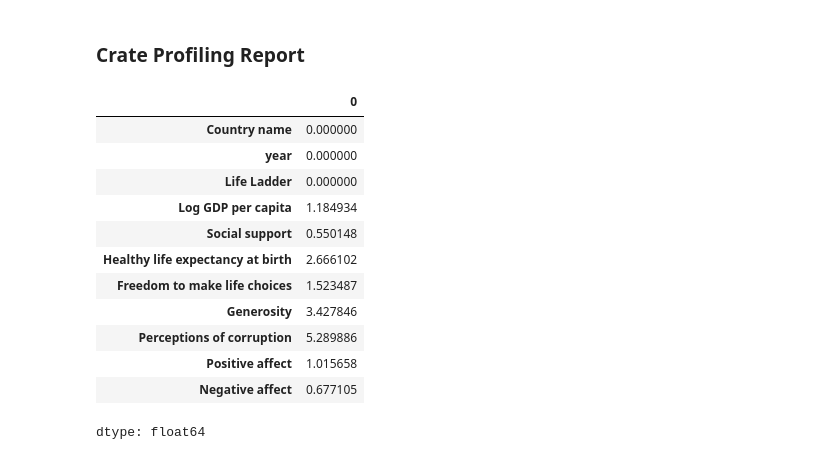
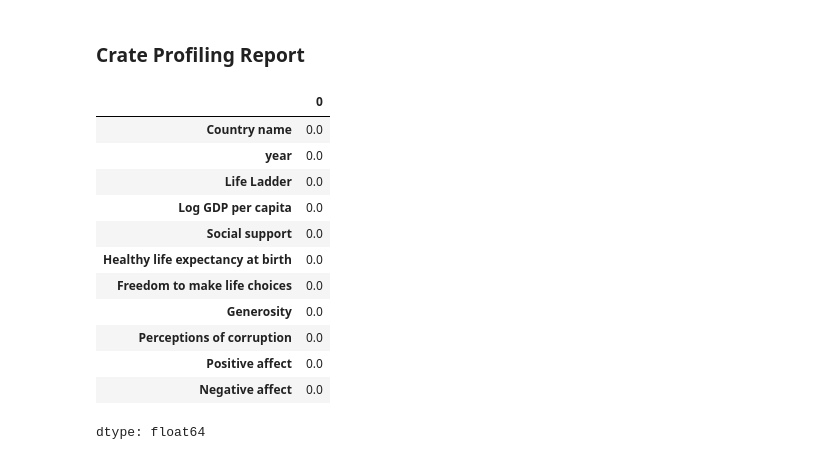
Before and after one commit to ybae92/ybae92.github.io, a Jupyter notebook: DS204_Final_Project.ipynb, the cells around one changed output. Drawn from its saved outputs; the diff is of its cells as text; code cells hidden in the pictures.

```diff
--- a/DS204_Final_Project.ipynb
+++ b/DS204_Final_Project.ipynb
@@ -390,0 +416,17 @@ Name: Log GDP per capita, Length: 2363, dtype: bool
+# %%
+import numpy as np
+
+# Social support - log transformation
+# Add a small constant to avoid log(0) or log(negative) if there are any, though usually not an issue with social support scores.
+clean_df['Social support'] = np.log(clean_df['Social support'])
+
+# Healthy life expectancy at birth - log transformation
+clean_df['Healthy life expectancy at birth'] = np.log(clean_df['Healthy life expectancy at birth'])
+
+# Perceptions of corruption - log transformation
+clean_df['Perceptions of corruption'] = np.log(clean_df['Perceptions of corruption'])
+
+# Negative affect - log transformation
+clean_df['Negative affect'] = np.log(clean_df['Negative affect'])
+
+print('Log transformations applied to Social support, Healthy life expectancy at birth, Generosity, Perceptions of corruption, and Negative affect.')
@@ -390,0 +437,16 @@ Name: Log GDP per capita, Length: 2363, dtype: bool
+# %%
+# Freedom to make life choices - clamp
+q1 = clean_df['Freedom to make life choices'].quantile(0.25)
+q3 = clean_df['Freedom to make life choices'].quantile(0.75)
+iqr = q3 - q1
+upper_bound = q3 + iqr * 1.5
+lower_bound = q1 - iqr * 1.5
+
+clean_df['Freedom to make life choices'] = np.where(
+    clean_df['Freedom to make life choices'] > upper_bound, upper_bound,
+    np.where(clean_df['Freedom to make life choices'] < lower_bound, lower_bound,
+             clean_df['Freedom to make life choices']
+    )
+)
+
+print(f"Clamping applied to 'Freedom to make life choices' with upper bound: {upper_bound:.2f} and lower bound: {lower_bound:.2f}")
@@ -406,17 +503,17 @@ profile.to_file("mini-project-happiness.html")
 # %%
 #Check the missing percentage
-df.isna().mean()*100
+clean_df.isna().mean()*100
 # %% [output]
 |  | 0 |
-| Country name | 0.000000 |
-| year | 0.000000 |
-| Life Ladder | 0.000000 |
-| Log GDP per capita | 1.184934 |
-| Social support | 0.550148 |
-| Healthy life expectancy at birth | 2.666102 |
-| Freedom to make life choices | 1.523487 |
-| Generosity | 3.427846 |
-| Perceptions of corruption | 5.289886 |
-| Positive affect | 1.015658 |
-| Negative affect | 0.677105 |
+| Country name | 0.0 |
+| year | 0.0 |
+| Life Ladder | 0.0 |
+| Log GDP per capita | 0.0 |
+| Social support | 0.0 |
+| Healthy life expectancy at birth | 0.0 |
+| Freedom to make life choices | 0.0 |
+| Generosity | 0.0 |
+| Perceptions of corruption | 0.0 |
+| Positive affect | 0.0 |
+| Negative affect | 0.0 |
 dtype: float64
```
Also changed, not shown: parts of 21 cells of this notebook.
